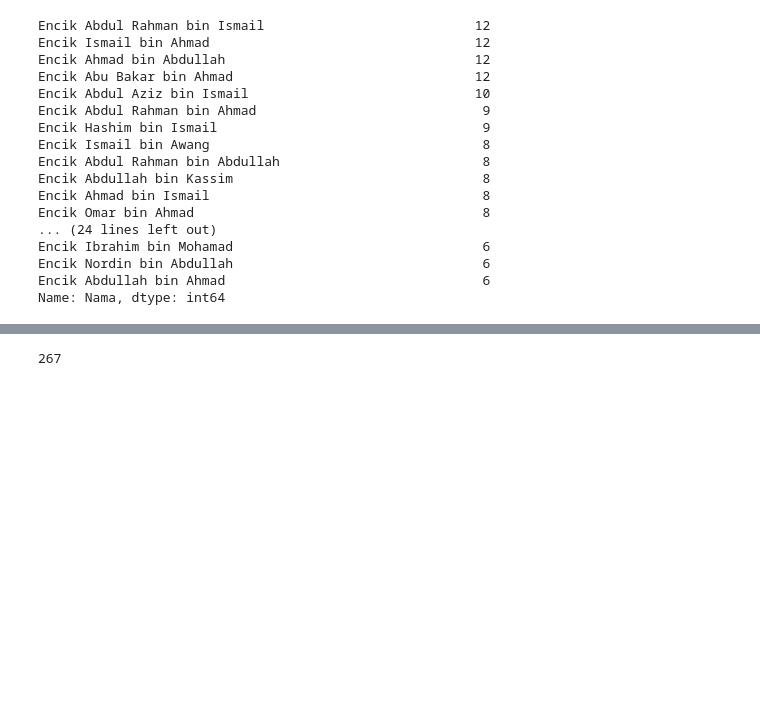
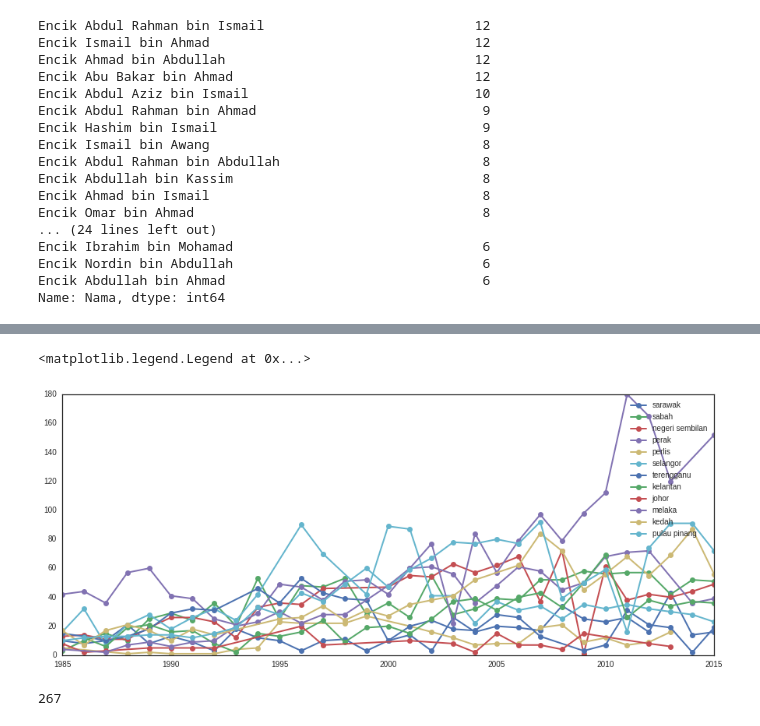
Before and after one commit to amirothman/darjah_kebesaran, a Jupyter notebook: datuk_dan_datin.ipynb, the cells around one changed output, grey strips where cells are left out. Saved outputs shown, nothing was run; the diff lists cells and outputs as text; code cells hidden in the pictures; blank space fills up the shorter version.

```diff
--- a/datuk_dan_datin.ipynb
+++ b/datuk_dan_datin.ipynb
@@ -100,3 +216,20 @@ Name: Nama, dtype: int64
+# %%
+plt.close("all")
+plt.figure(figsize=(15,6))
+nama_nama_negeri_tanpa_pahang =["sarawak","sabah","negeri sembilan",
+                                "perak","perlis",
+                                "selangor","terengganu","kelantan",
+                                "johor","melaka","kedah",
+                                "pulau pinang"]
+handles =[]
+for negeri in nama_nama_negeri_tanpa_pahang:
+    h = lukis(negeri)
+    handles.append(h)
+
+plt.legend(handles=handles)
+# %% [output]
+<matplotlib.legend.Legend at 0x...>
+[figure, added]
 # %%
 nama_anugerah = df.Anugerah.unique()
 print(nama_anugerah.size)
```
Also changed, not shown: parts of 5 cells of this notebook.
